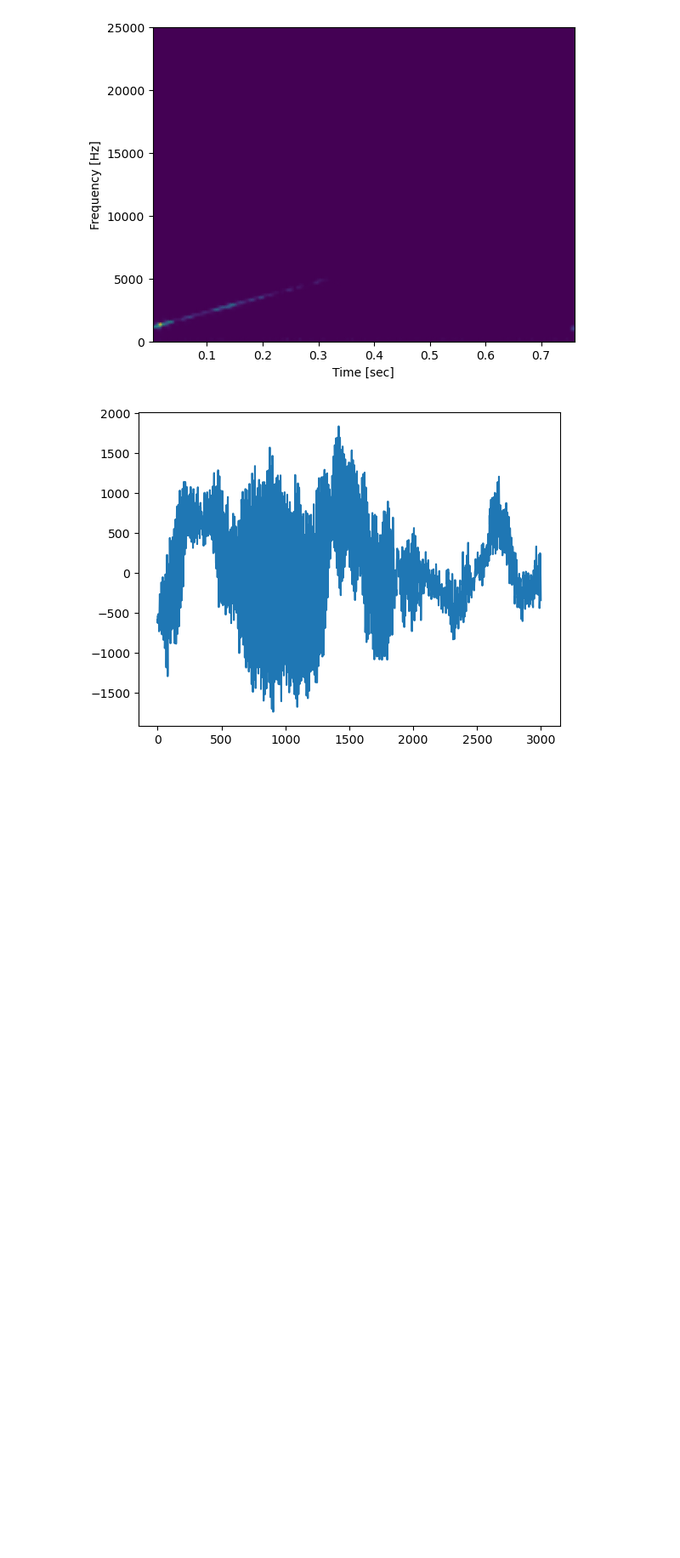
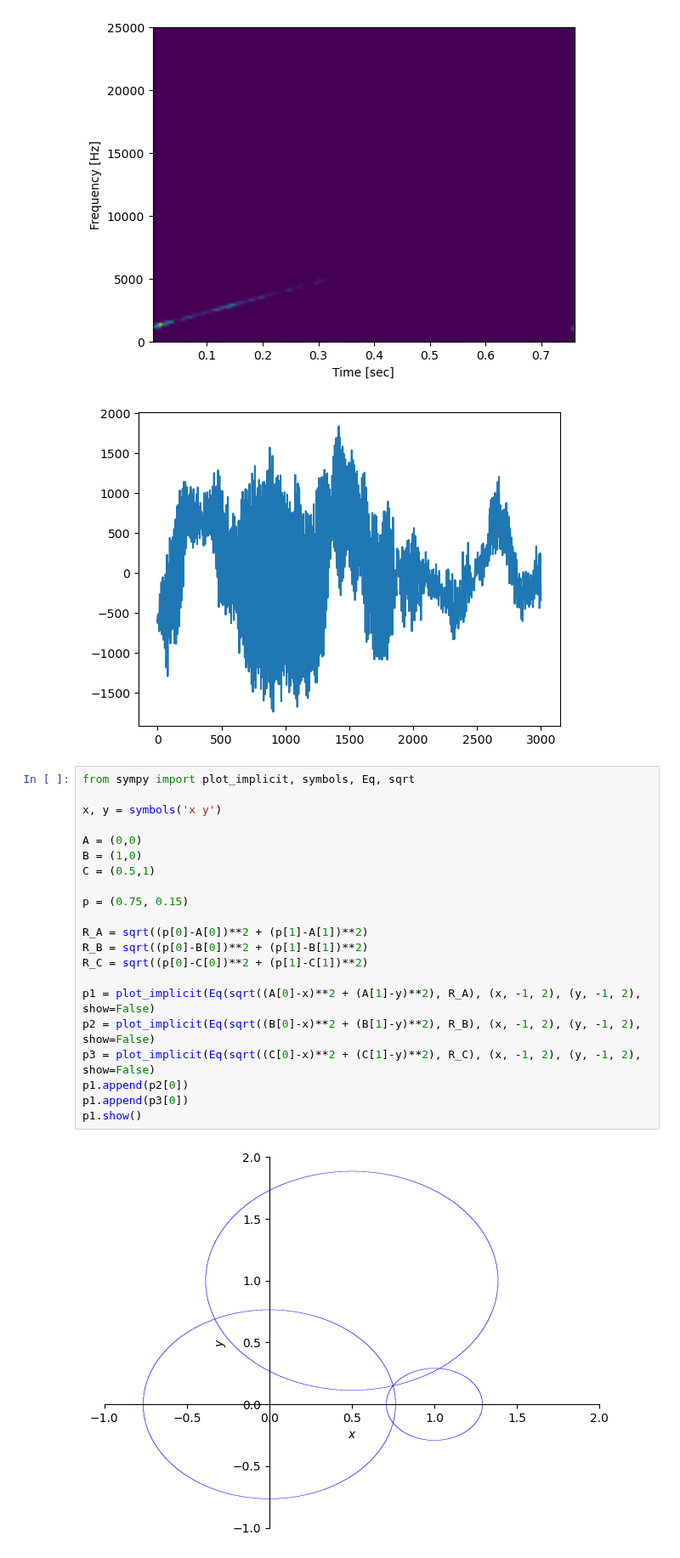
Before and after one commit to autocart-capstone/autocart, a Jupyter notebook: SourceCodes/sound_localization/misc/playground.ipynb, the cells around one changed output. Shown at 85% size. Saved outputs shown, nothing was run; the diff lists cells and outputs as text; blank space fills up the shorter version.

```diff
--- a/SourceCodes/sound_localization/misc/playground.ipynb
+++ b/SourceCodes/sound_localization/misc/playground.ipynb
@@ -413,3 +423,26 @@ plt.plot(sound[14000:17000])
 [<matplotlib.lines.Line2D at 0x...>]
 [figure]
 [figure]
+# %%
+from sympy import plot_implicit, symbols, Eq, sqrt
+
+x, y = symbols('x y')
+
+A = (0,0)
+B = (1,0)
+C = (0.5,1)
+
+p = (0.75, 0.15)
+
+R_A = sqrt((p[0]-A[0])**2 + (p[1]-A[1])**2)
+R_B = sqrt((p[0]-B[0])**2 + (p[1]-B[1])**2)
+R_C = sqrt((p[0]-C[0])**2 + (p[1]-C[1])**2)
+
+p1 = plot_implicit(Eq(sqrt((A[0]-x)**2 + (A[1]-y)**2), R_A), (x, -1, 2), (y, -1, 2), show=False)
+p2 = plot_implicit(Eq(sqrt((B[0]-x)**2 + (B[1]-y)**2), R_B), (x, -1, 2), (y, -1, 2), show=False)
+p3 = plot_implicit(Eq(sqrt((C[0]-x)**2 + (C[1]-y)**2), R_C), (x, -1, 2), (y, -1, 2), show=False)
+p1.append(p2[0])
+p1.append(p3[0])
+p1.show()
+# %% [output]
+[figure, added]
```
Also changed, not shown: parts of 5 cells of this notebook.
